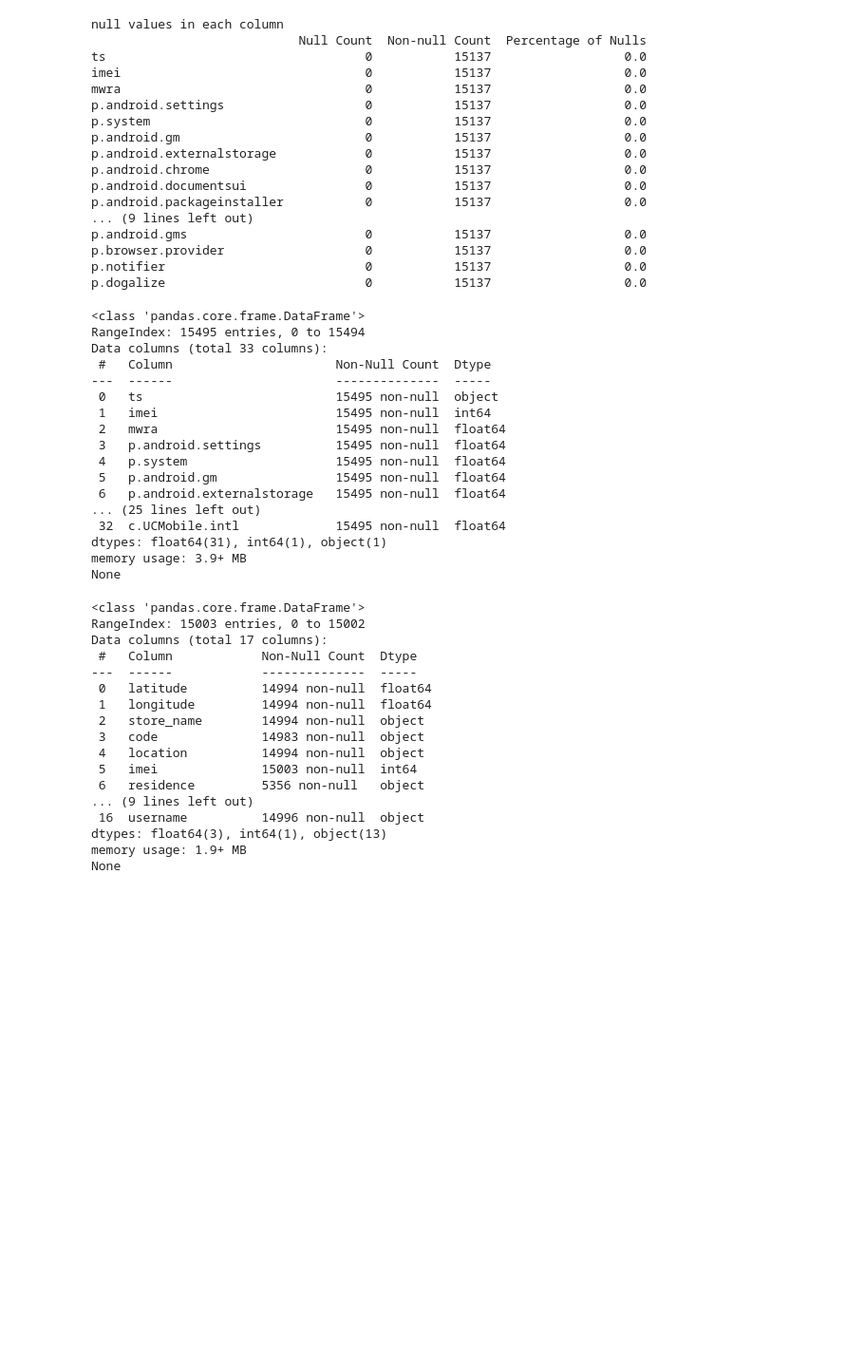
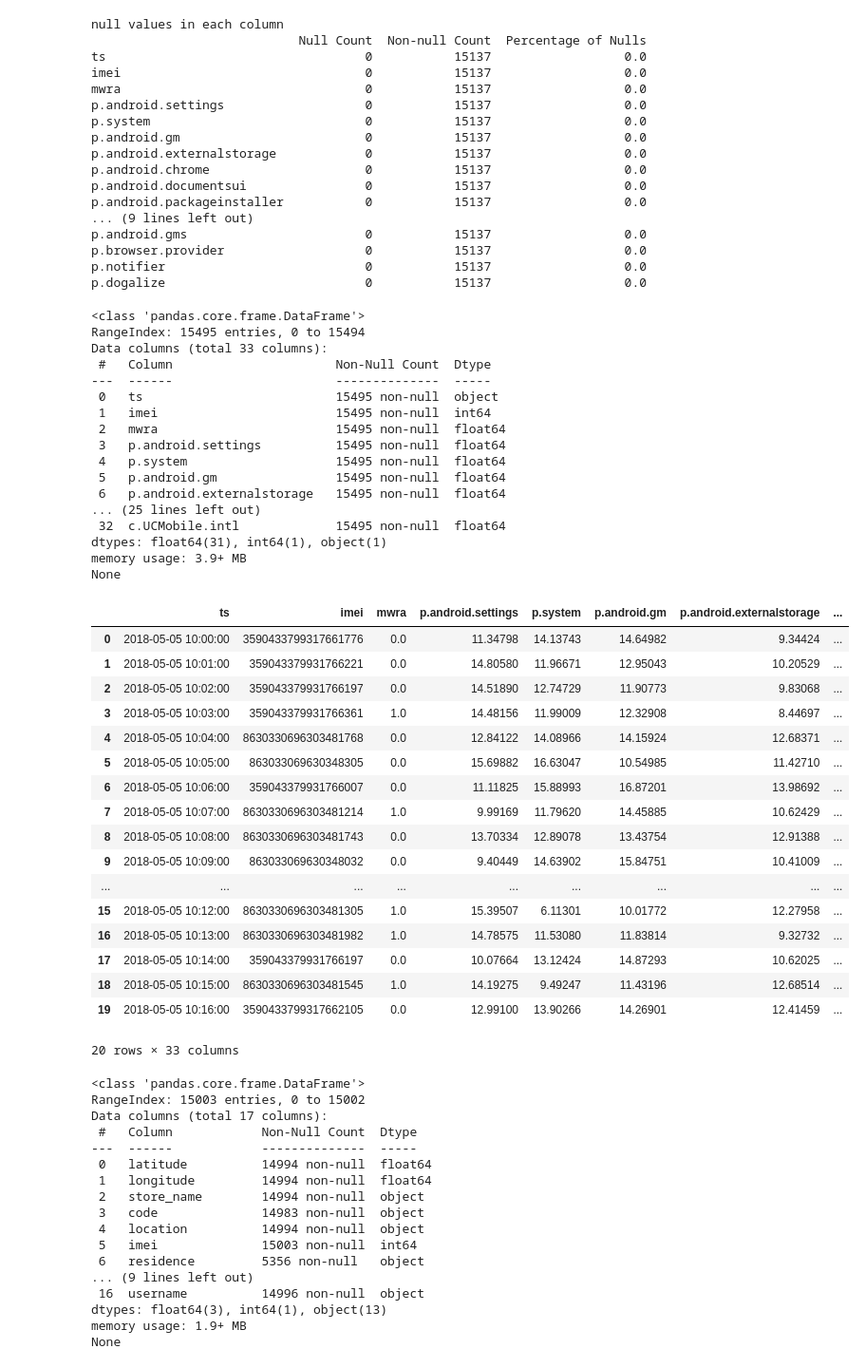
Before and after one commit to andrewtyv/IAU, a Jupyter notebook: proj.ipynb, the cells around one changed output. Shown at 95% size. Cells and saved outputs as stored; diff of their text form; code cells hidden in the pictures; blank space fills up the shorter version.

```diff
--- a/proj.ipynb
+++ b/proj.ipynb
@@ -267,25 +267,43 @@ p.dogalize                           0           15137                  0.0
 # %%
 df_merged = pd.merge(df_processes, df_connections, on=['ts', 'imei', 'mwra'], how='outer')
 print(df_merged.info())
-#df_merged.head(20)
+df_merged.head(20)
 # %% [output]
 <class 'pandas.core.frame.DataFrame'>
 RangeIndex: 15495 entries, 0 to 15494
 Data columns (total 33 columns):
  #   Column                      Non-Null Count  Dtype
 ---  ------                      --------------  -----
  0   ts                          15495 non-null  object
  1   imei                        15495 non-null  int64
  2   mwra                        15495 non-null  float64
  3   p.android.settings          15495 non-null  float64
  4   p.system                    15495 non-null  float64
  5   p.android.gm                15495 non-null  float64
  6   p.android.externalstorage   15495 non-null  float64
 ... (25 lines left out)
  32  c.UCMobile.intl             15495 non-null  float64
 dtypes: float64(31), int64(1), object(1)
 memory usage: 3.9+ MB
 None
+|  | ts | imei | mwra | p.android.settings | p.system | p.android.gm | p.android.externalstorage | ... |
+| 0 | 2018-05-05 10:00:00 | 3590433799317661776 | 0.0 | 11.34798 | 14.13743 | 14.64982 | 9.34424 | ... |
+| 1 | 2018-05-05 10:01:00 | 359043379931766221 | 0.0 | 14.80580 | 11.96671 | 12.95043 | 10.20529 | ... |
+| 2 | 2018-05-05 10:02:00 | 359043379931766197 | 0.0 | 14.51890 | 12.74729 | 11.90773 | 9.83068 | ... |
+| 3 | 2018-05-05 10:03:00 | 359043379931766361 | 1.0 | 14.48156 | 11.99009 | 12.32908 | 8.44697 | ... |
+| 4 | 2018-05-05 10:04:00 | 8630330696303481768 | 0.0 | 12.84122 | 14.08966 | 14.15924 | 12.68371 | ... |
+| 5 | 2018-05-05 10:05:00 | 863033069630348305 | 0.0 | 15.69882 | 16.63047 | 10.54985 | 11.42710 | ... |
+| 6 | 2018-05-05 10:06:00 | 359043379931766007 | 0.0 | 11.11825 | 15.88993 | 16.87201 | 13.98692 | ... |
+| 7 | 2018-05-05 10:07:00 | 8630330696303481214 | 1.0 | 9.99169 | 11.79620 | 14.45885 | 10.62429 | ... |
+| 8 | 2018-05-05 10:08:00 | 8630330696303481743 | 0.0 | 13.70334 | 12.89078 | 13.43754 | 12.91388 | ... |
+| 9 | 2018-05-05 10:09:00 | 863033069630348032 | 0.0 | 9.40449 | 14.63902 | 15.84751 | 10.41009 | ... |
+| ... | ... | ... | ... | ... | ... | ... | ... | ... |
+| 15 | 2018-05-05 10:12:00 | 8630330696303481305 | 1.0 | 15.39507 | 6.11301 | 10.01772 | 12.27958 | ... |
+| 16 | 2018-05-05 10:13:00 | 8630330696303481982 | 1.0 | 14.78575 | 11.53080 | 11.83814 | 9.32732 | ... |
+| 17 | 2018-05-05 10:14:00 | 359043379931766197 | 0.0 | 10.07664 | 13.12424 | 14.87293 | 10.62025 | ... |
+| 18 | 2018-05-05 10:15:00 | 8630330696303481545 | 1.0 | 14.19275 | 9.49247 | 11.43196 | 12.68514 | ... |
+| 19 | 2018-05-05 10:16:00 | 3590433799317662105 | 0.0 | 12.99100 | 13.90266 | 14.26901 | 12.41459 | ... |
+20 rows × 33 columns
 # %%
 user_location_data = pd.merge(df_devices, df_profiles, on='imei', how='outer')
 
```
Also changed, not shown: parts of 6 cells of this notebook.
